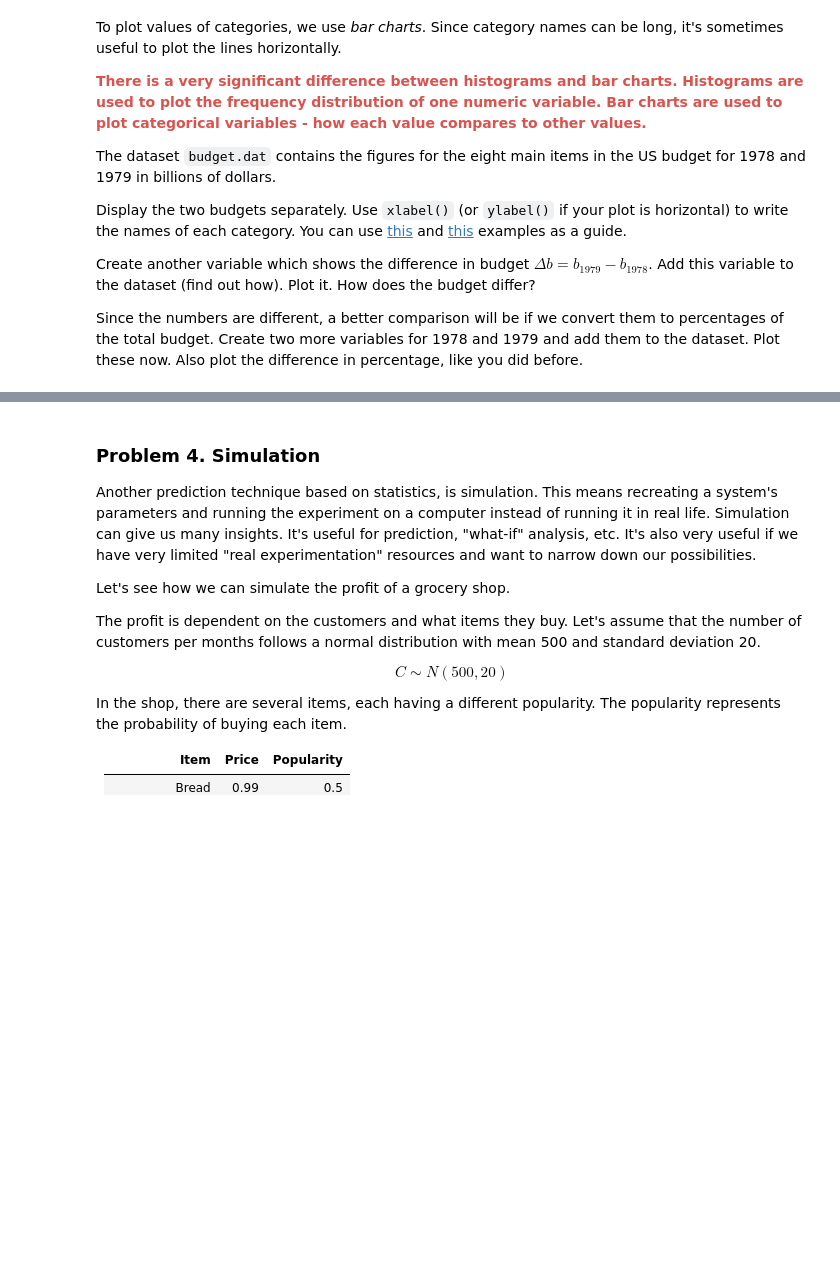
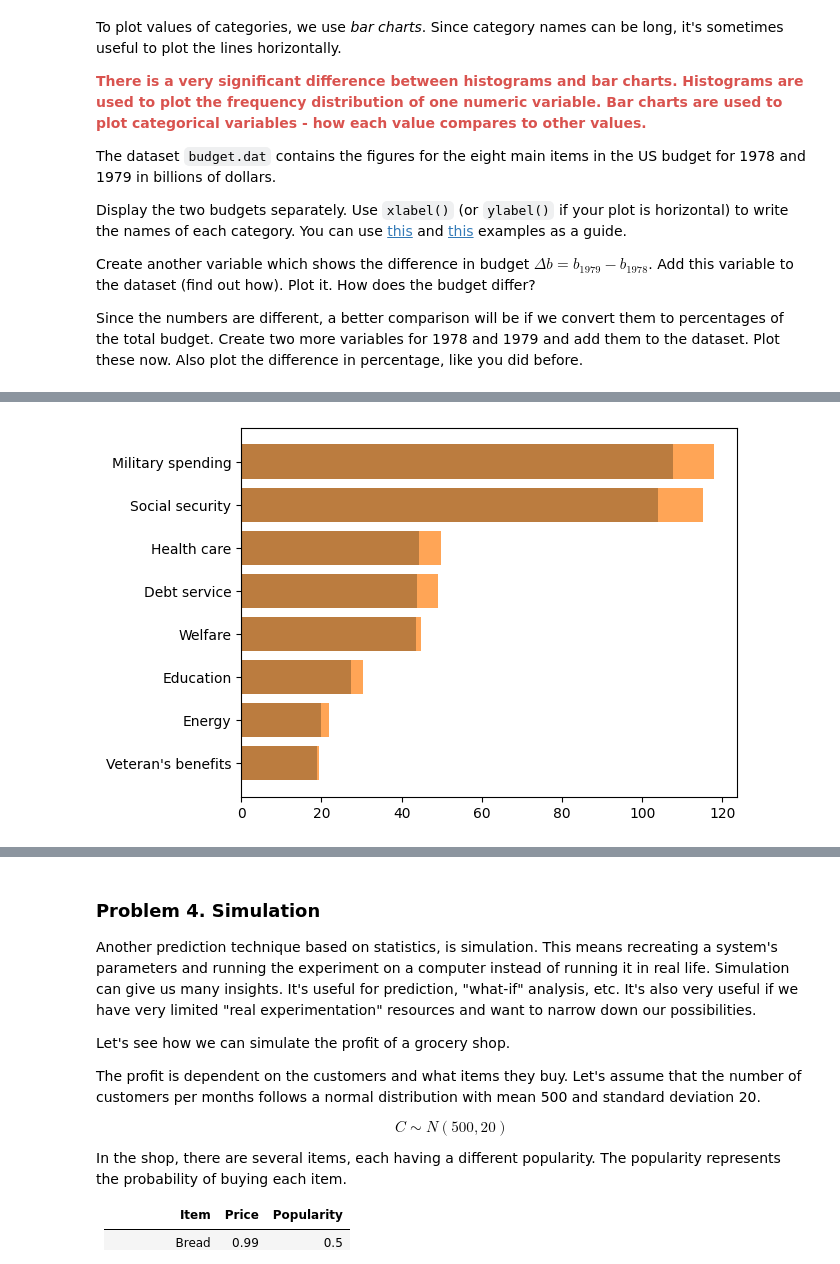
Before and after one commit to plamensve/Math-Concepts, a Jupyter notebook: 06-Statistic/EXERCISE/Statistics Exercise.ipynb, the cells around one changed output, grey strips where cells are left out. Saved outputs shown, nothing was run; the diff lists cells and outputs as text; code cells hidden in the pictures; blank space fills up the shorter version.

```diff
--- a/06-Statistic/EXERCISE/Statistics Exercise.ipynb
+++ b/06-Statistic/EXERCISE/Statistics Exercise.ipynb
@@ -93,0 +211,6 @@ Since the numbers are different, a better comparison will be if we convert them
+# %%
+plt.barh(sorted_budget_1978.Category, sorted_budget_1978["1978"])
+plt.barh(sorted_budget_1979.Category, sorted_budget_1978["1979"], alpha=0.7)
+plt.show()
+# %% [output]
+[figure, added]
```
Also changed, not shown: parts of 16 cells of this notebook.
